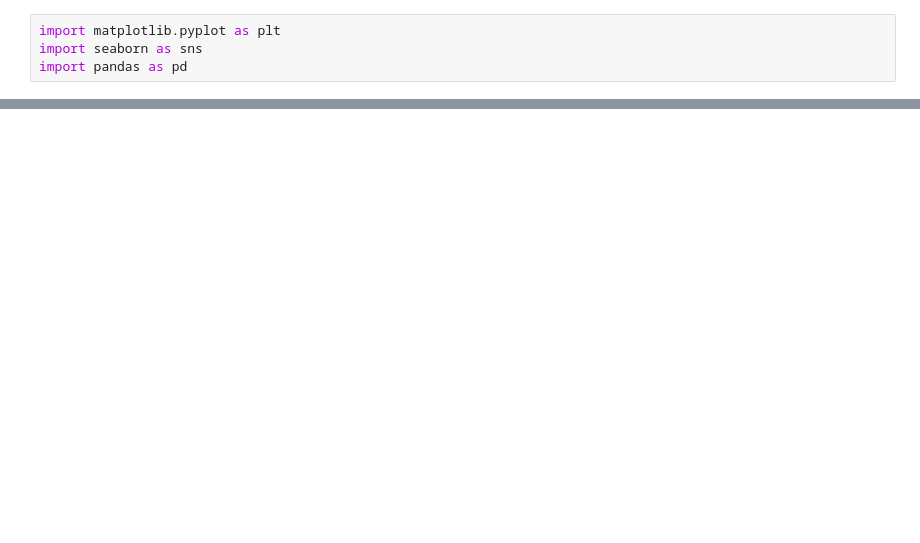
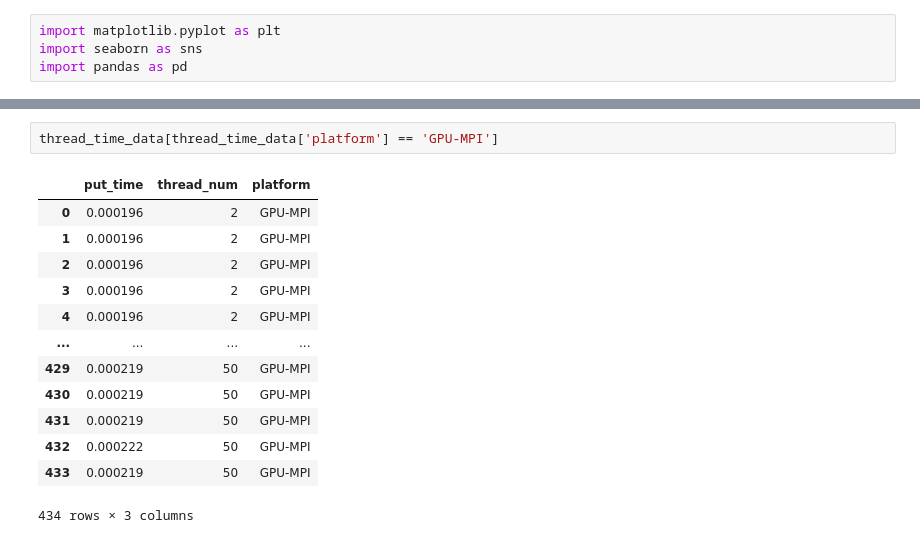
Before and after one commit to sinoyou/DPHPC-ETHZ-AS21-Visualization, a Jupyter notebook: DPHPC_ETHZ_AS21_Data_Visualization.ipynb, the cells around one changed output, grey strips where cells are left out. Drawn from its saved outputs; the diff is of its cells as text; blank space fills up the shorter version.

```diff
--- a/DPHPC_ETHZ_AS21_Data_Visualization.ipynb
+++ b/DPHPC_ETHZ_AS21_Data_Visualization.ipynb
@@ -57,0 +84,16 @@ thread_time_data
+# %%
+thread_time_data[thread_time_data['platform'] == 'GPU-MPI']
+# %% [output]
+|  | put_time | thread_num | platform |
+| 0 | 0.000196 | 2 | GPU-MPI |
+| 1 | 0.000196 | 2 | GPU-MPI |
+| 2 | 0.000196 | 2 | GPU-MPI |
+| 3 | 0.000196 | 2 | GPU-MPI |
+| 4 | 0.000196 | 2 | GPU-MPI |
+| ... | ... | ... | ... |
+| 429 | 0.000219 | 50 | GPU-MPI |
+| 430 | 0.000219 | 50 | GPU-MPI |
+| 431 | 0.000219 | 50 | GPU-MPI |
+| 432 | 0.000222 | 50 | GPU-MPI |
+| 433 | 0.000219 | 50 | GPU-MPI |
+434 rows × 3 columns
```
Also changed, not shown: parts of 8 cells of this notebook.
